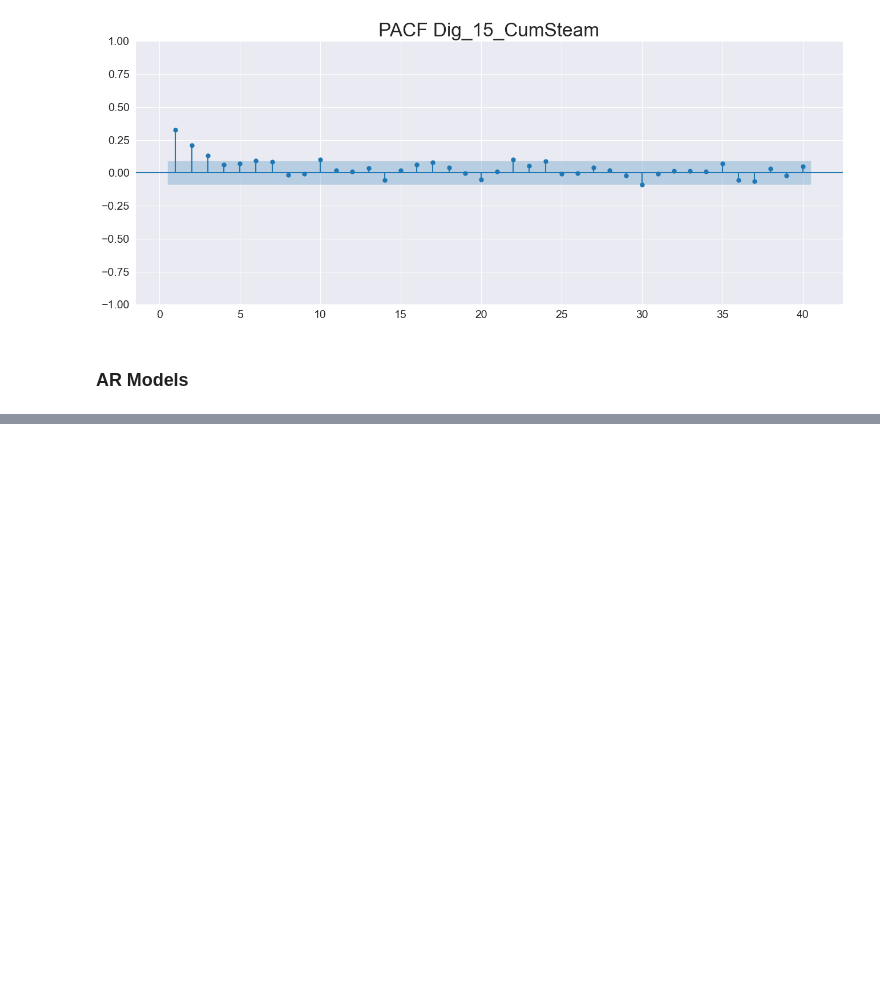
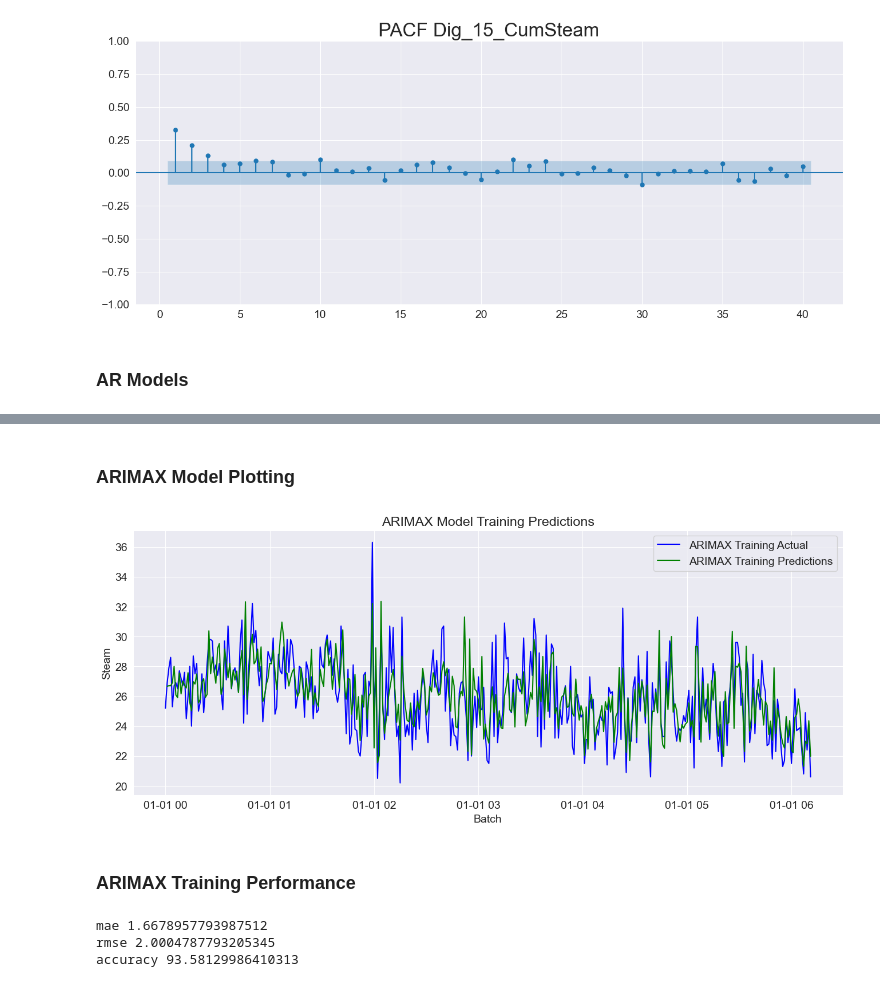
Before and after one commit to DaviesHub/linear_timeseries_analysis, a Jupyter notebook: Dig15LinearAnalysis.ipynb, the cells around one changed output, grey strips where cells are left out. Drawn from its saved outputs; the diff is of its cells as text; code cells hidden in the pictures; blank space fills up the shorter version.

```diff
--- a/Dig15LinearAnalysis.ipynb
+++ b/Dig15LinearAnalysis.ipynb
@@ -307,0 +334,8 @@ Warnings:
+# %%
+# Define exogenous variables
+exog_vars = data15_train[['Delta', 'Damkohler', 'Alpha', 'Sigma']]
+
+# Fit AutoARIMA model with exogenous variables
+model_arimax = ARIMA(data15_train['CUM_Steam'], exog=exog_vars, order=(1,1,1))  # Modify 'm' based on the seasonality of your data
+res_arimax = model_arimax.fit()
+res_arimax.summary()
@@ -348,0 +445,52 @@ Warnings:
+# %% [markdown]
+### ARIMAX Model Plotting
+# %%
+start_date = '2023-01-01 06:12:00'
+end_date = '2023-01-01 07:44:00'
+exog_vars_test = data15_test[['Delta', 'Damkohler', 'Alpha', 'Sigma']]
+
+# Make predictions on training dataset
+train_predictions = pd.DataFrame(res_arimax.predict())
+#print(train_predictions)
+
+pd.set_option('display.max_rows', None)
+pd.set_option('display.max_columns', None)
+
+#Make predictions on test dataset
+arimax_test_predictions = pd.DataFrame(res_arimax.predict(start=start_date, end=end_date, exog=exog_vars_test))
+#print(test_predictions)
+
+# Plot actual values of training data
+plt.plot(data15_train.index, data15_train['CUM_Steam'], color='blue', label='ARIMAX Training Actual')
+
+# Plot predicted values of training data
+plt.plot(data15_train.index[1:], train_predictions['predicted_mean'].iloc[1:], color='green', label='ARIMAX Training Predictions')
+
+# Add labels and legend
+plt.title('ARIMAX Model Training Predictions')
+plt.xlabel('Batch')
+plt.ylabel('Steam')
+plt.legend()
+
+# Show plot
+plt.show()
+# %% [output]
+[figure, added]
+# %% [markdown]
+### ARIMAX Training Performance
+# %%
+# Calculate Mean Absolute Error (MAE)
+mae = mean_absolute_error(data15_test['CUM_Steam'], test_predictions['predicted_mean'])
+
+# Calculate Root Mean Squared Error (RMSE)
+rmse = np.sqrt(mean_squared_error(data15_test['CUM_Steam'], test_predictions['predicted_mean']))
+
+# Calculate Accuracy (optional, depending on the problem)
+accuracy = (1 - (mae / np.mean(data15_test['CUM_Steam']))) * 100
+print('mae', mae)
+print('rmse', rmse)
+print('accuracy', accuracy)
+# %% [output]
+mae 1.6678957793987512
+rmse 2.0004787793205345
+accuracy 93.58129986410313
```
Also changed, not shown: parts of 26 cells of this notebook, 1 other file.
